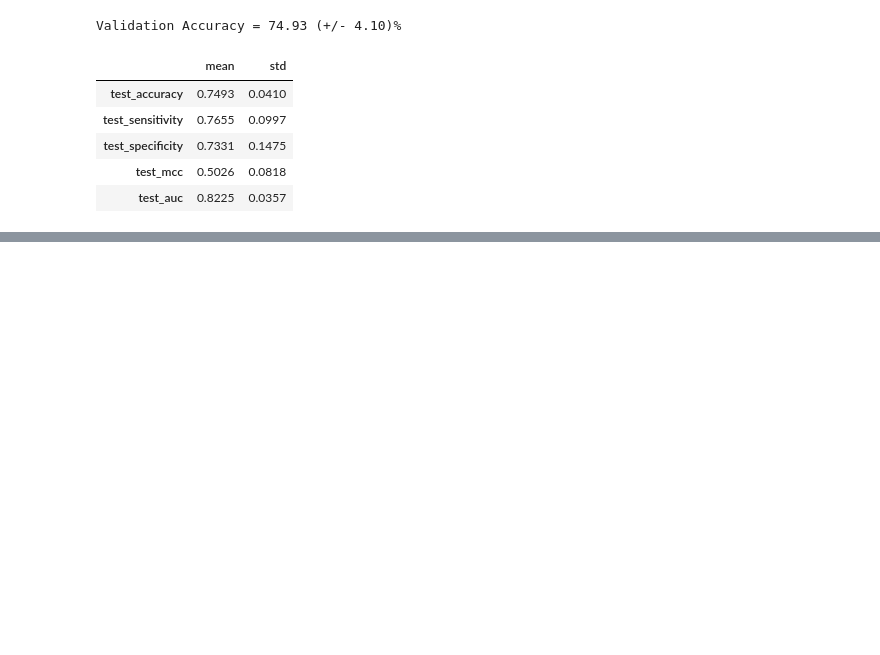
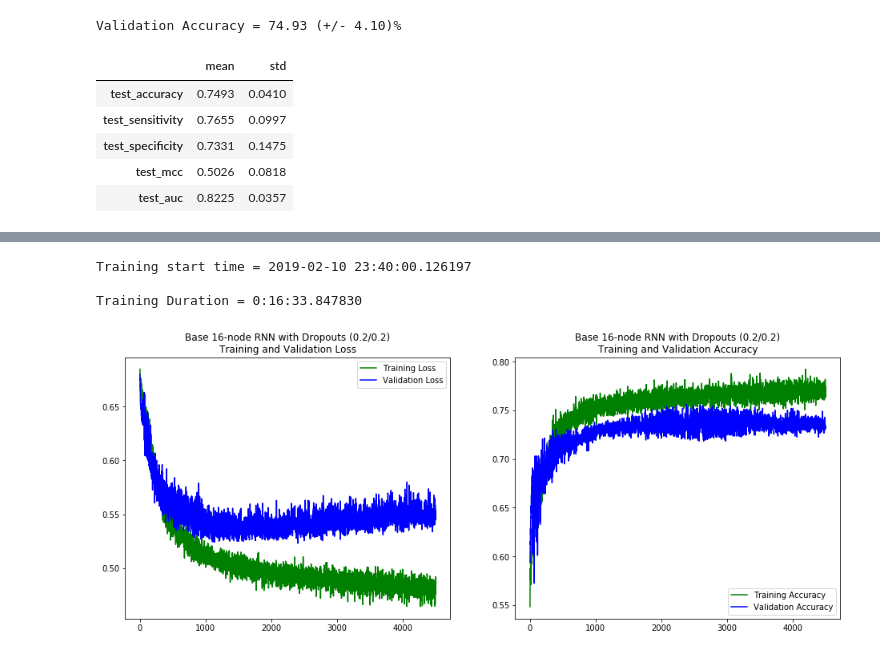
Before and after one commit to tkokkeng/KE5006-AppliedResearch, a Jupyter notebook: Modelling/model1.ipynb, the cells around one changed output, grey strips where cells are left out. Cells and saved outputs as stored; diff of their text form; code cells hidden in the pictures; blank space fills up the shorter version.

Commit message:
1x16 GRU with dropouts (.2/.2)

```diff
--- a/Modelling/model1.ipynb
+++ b/Modelling/model1.ipynb
@@ -524,0 +565,9 @@ results_df.head()
+# %%
+# Temporary - to remove after training is completed
+# Load previous history
+with open(os.path.join('models', 'base-1x16gru-dropout0202-histories-epch3000.pkl'), 'rb') as infile:
+    histories = pickle.load(infile)
+# Load previous model
+from keras.models import load_model
+model = load_model(os.path.join('models', 'base-1x16gru-dropout0202-epch3000.h5'))
+model.summary()
@@ -524,0 +586,45 @@ results_df.head()
+# %%
+t1 = datetime.datetime.now()
+print('Training start time = %s' %  t1)
+history = model.fit(X_train, y_train,
+                    batch_size=128,  epochs=500, verbose=0,
+                    validation_data=(X_val, y_val), shuffle=True)
+print('\nTraining Duration = %s' % (datetime.datetime.now()-t1))
+# %% [output]
+Training start time = 2019-02-10 23:40:00.126197
+
+Training Duration = 0:16:33.847830
+# %%
+# histories = []  # only for first training session
+histories.append(history.history)
+# %%
+train_loss = []
+val_loss = []
+train_acc = []
+val_acc = []
+
+for history in histories:
+    for a_loss in history['loss']:
+        train_loss.append(a_loss)
+    for a_loss in history['val_loss']:
+        val_loss.append(a_loss)
+    for a_acc in history['acc']:
+        train_acc.append(a_acc)
+    for a_val_acc in history['val_acc']:
+        val_acc.append(a_val_acc)
+
+epochs = range(1, len(train_loss) + 1)
+plt.figure(figsize=(16, 6))
+plt.subplot(121)
+plt.plot(epochs, train_loss, 'g', label='Training Loss')
+plt.plot(epochs, val_loss, 'b', label='Validation Loss')
+plt.title('Base 16-node RNN with Dropouts (0.2/0.2)\nTraining and Validation Loss')
+plt.legend()
+plt.subplot(122)
+plt.plot(epochs, train_acc, 'g', label='Training Accuracy')
+plt.plot(epochs, val_acc, 'b', label='Validation Accuracy')
+plt.title('Base 16-node RNN with Dropouts (0.2/0.2)\nTraining and Validation Accuracy')
+plt.legend()
+plt.show()
+# %% [output]
+[figure, added]
```
Also changed, not shown: parts of 34 cells of this notebook.
